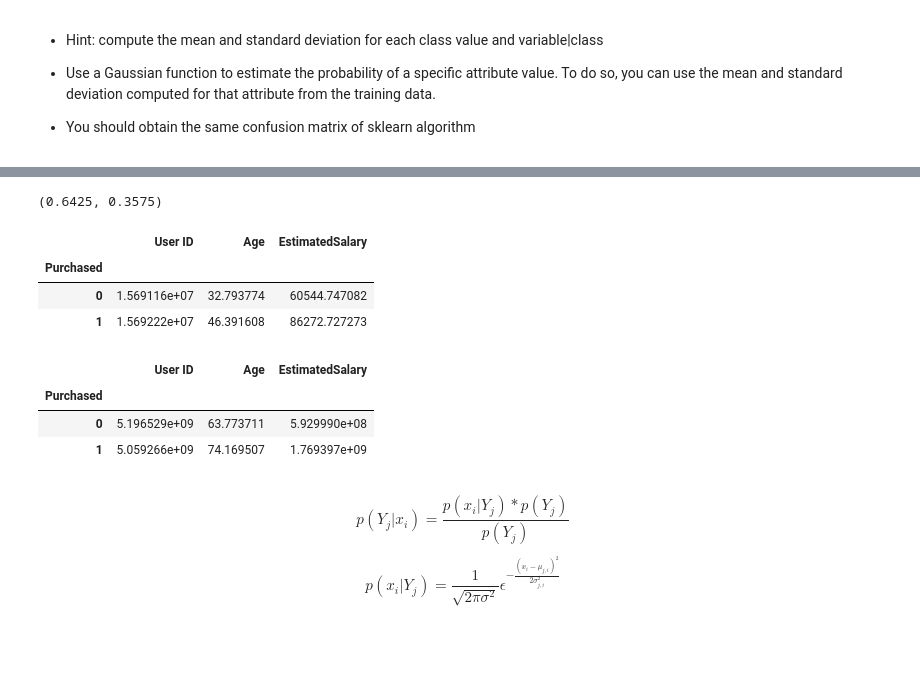
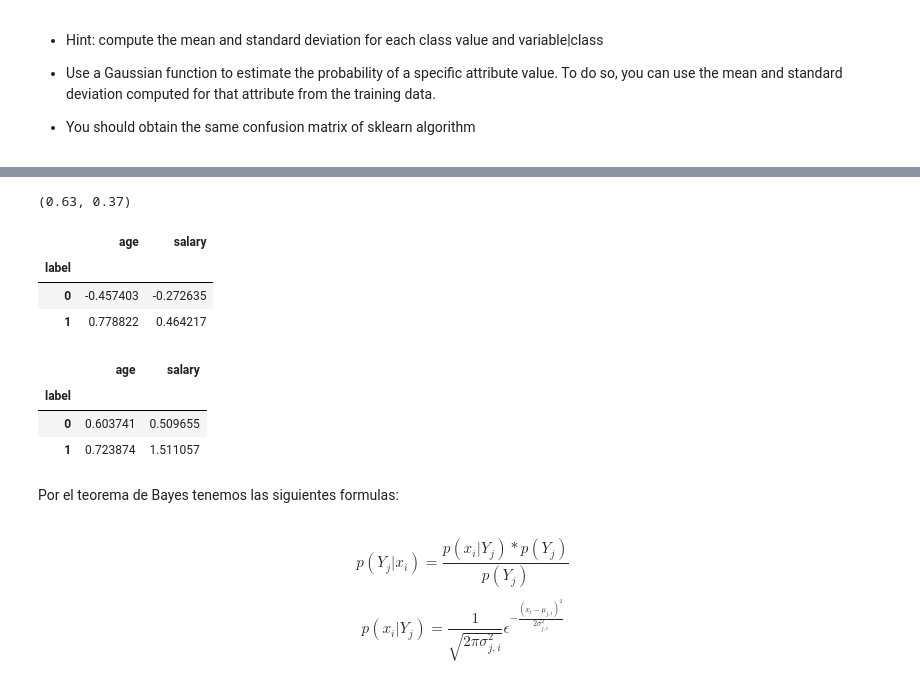
Before and after one commit to davidGCR/UCSP-Sistemas-Inteligentes-Tareas, a Jupyter notebook: Tarea5-NaiveBayes/NaiveBayes-Semana8.ipynb, the cells around one changed output, grey strips where cells are left out. Cells and saved outputs as stored; diff of their text form; code cells hidden in the pictures; blank space fills up the shorter version.

```diff
--- a/Tarea5-NaiveBayes/NaiveBayes-Semana8.ipynb
+++ b/Tarea5-NaiveBayes/NaiveBayes-Semana8.ipynb
@@ -131,0 +138,6 @@ plt.show()
+# %%
+# Paso 1: Creo el dataframe del conjunto de entrenamiento escalado
+scaled_df = pd.DataFrame(X_train, columns=['age','salary'])
+scaled_df['label'] = pd.Series(y_train,index=scaled_df.index)
+train_dataset= scaled_df.head(X_train.shape[0])
+train_dataset
@@ -132,35 +163,37 @@ plt.show()
 # %%
-#Calculo de la media para las caracteristicas
+# Paso 2: Calculo de los promedios para las caracteristicas (las probabilidades p(y))
 #numero de ejemplos con clase '0'
-n_clase1 = dataset['Purchased'][dataset['Purchased']==0].count()
+n_clase1 = train_dataset['label'][train_dataset['label']==0].count()
 #numero de ejemplos con clase '1'
-n_clase2 = dataset['Purchased'][dataset['Purchased']==1].count()
+n_clase2 = train_dataset['label'][train_dataset['label']==1].count()
 #numero de ejemplos del dataset
-total = dataset['Purchased'].count()
+total = train_dataset['label'].count()
 #promedios
-n_clase1 = n_clase1/total
-n_clase2 = n_clase2/total
-n_clase1, n_clase2
+p_clase0 = n_clase1/total
+p_clase1 = n_clase2/total
+p_clase0, p_clase1
 # %% [output]
-(0.6425, 0.3575)
+(0.63, 0.37)
 # %%
-#Calculo de las medias caracteristica|clases
-data_means = dataset.groupby('Purchased').mean()
+#Paso 3: Calculo los promedios de las combinaciones caracteristica|clases
+data_means = train_dataset.groupby('label').mean()
 data_means
 # %% [output]
-|  | User ID | Age | EstimatedSalary |
-| Purchased |  |  |  |
-| 0 | 1.569116e+07 | 32.793774 | 60544.747082 |
-| 1 | 1.569222e+07 | 46.391608 | 86272.727273 |
+|  | age | salary |
+| label |  |  |
+| 0 | -0.457403 | -0.272635 |
+| 1 | 0.778822 | 0.464217 |
 # %%
-#Calculo de las varianzas  de cada caracteristica
-data_varianza = dataset.groupby('Purchased').var()
+#Paso 4: Calculo las varianzas  de cada caracteristica
+data_varianza = train_dataset.groupby('label').var()
 data_varianza
 # %% [output]
-|  | User ID | Age | EstimatedSalary |
-| Purchased |  |  |  |
-| 0 | 5.196529e+09 | 63.773711 | 5.929990e+08 |
-| 1 | 5.059266e+09 | 74.169507 | 1.769397e+09 |
+|  | age | salary |
+| label |  |  |
+| 0 | 0.603741 | 0.509655 |
+| 1 | 0.723874 | 1.511057 |
+# %% [markdown]
+Por el teorema de Bayes tenemos las siguientes formulas:
 # %% [markdown]
 $$p(Y_j|x_i) = \frac{p(x_i|Y_j)*p(Y_j)}{p(Y_j)}$$
-$$p(x_i|Y_j) = \frac{1}{\sqrt{2\pi \sigma^2}}\epsilon^{-\frac{(x_i-\mu_{j,i})^2}{2\sigma^2_{j,i}}}$$
+$$p(x_i|Y_j) = \frac{1}{\sqrt{2\pi \sigma^2_{j,i}}}\epsilon^{-\frac{(x_i-\mu_{j,i})^2}{2\sigma^2_{j,i}}}$$
```
Also changed, not shown: parts of 11 cells of this notebook.
